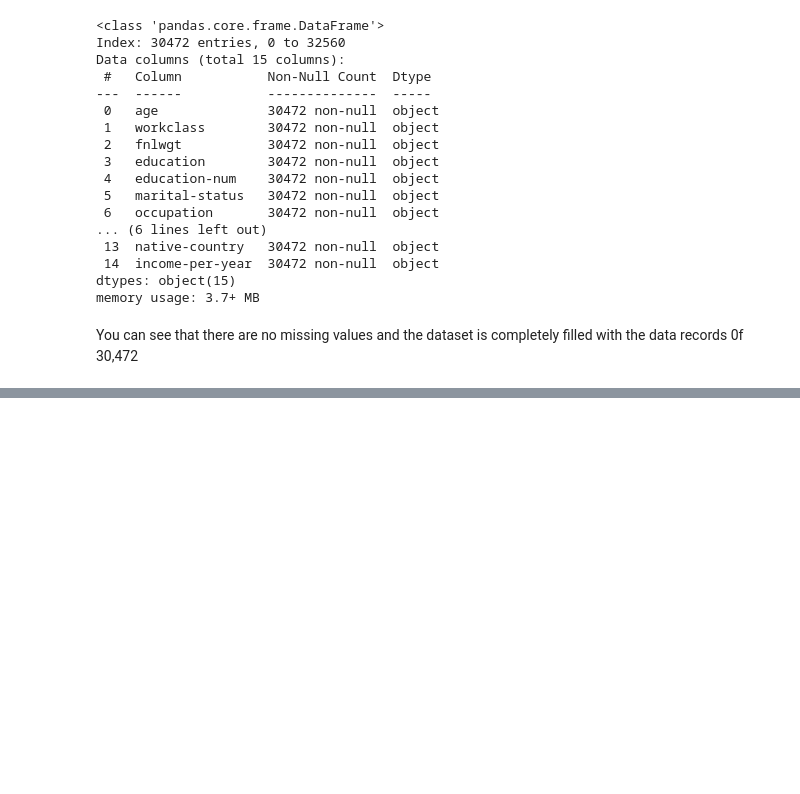
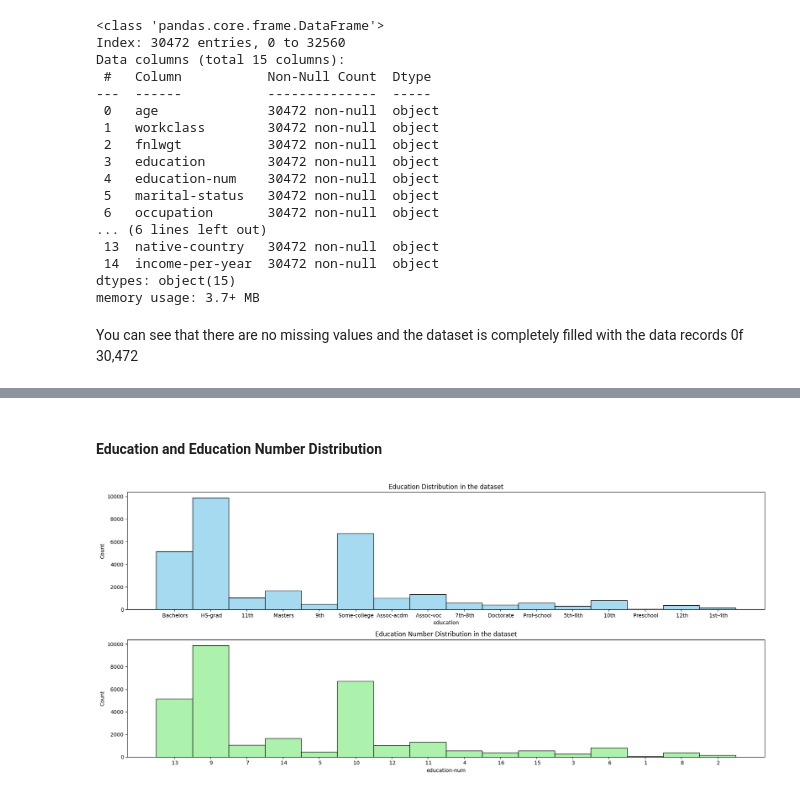
Before and after one commit to SandinMaheeshakya/ML-Income-Prediction-System, a Jupyter notebook: Pre-Processing Data.ipynb, the cells around one changed output, grey strips where cells are left out. Saved outputs shown, nothing was run; the diff lists cells and outputs as text; code cells hidden in the pictures; blank space fills up the shorter version.

```diff
--- a/Pre-Processing Data.ipynb
+++ b/Pre-Processing Data.ipynb
@@ -635,0 +686,19 @@ adult_dataset.describe()
+# %% [markdown]
+#### Education and Education Number Distribution
+# %%
+# Create subplots
+fig, axes = plt.subplots(2, 1, figsize=(18, 8))
+
+# Plot Education Distribution
+sns.histplot(ax=axes[0], data=adult_dataset['education'], label='Education', color='skyblue')
+axes[0].set_title('Education Distribution in the dataset')
+
+# Plot Education Number Distribution
+sns.histplot(ax=axes[1], data=adult_dataset['education-num'], label='Education Number', color='lightgreen')
+axes[1].set_title('Education Number Distribution in the dataset')
+
+# Show the plot
+plt.tight_layout()
+plt.show()
+# %% [output]
+[figure, added]
```
Also changed, not shown: parts of 17 cells of this notebook.
